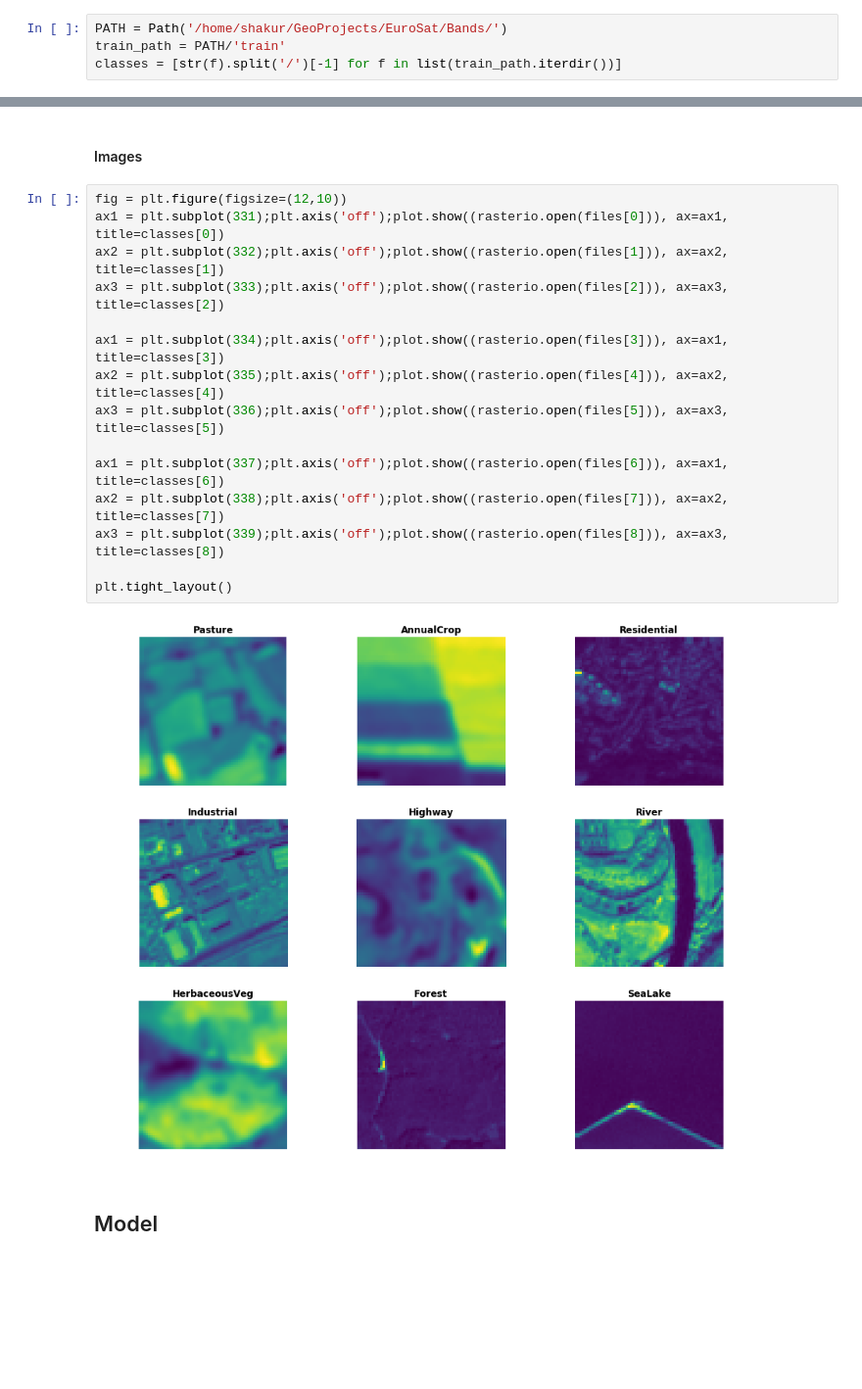
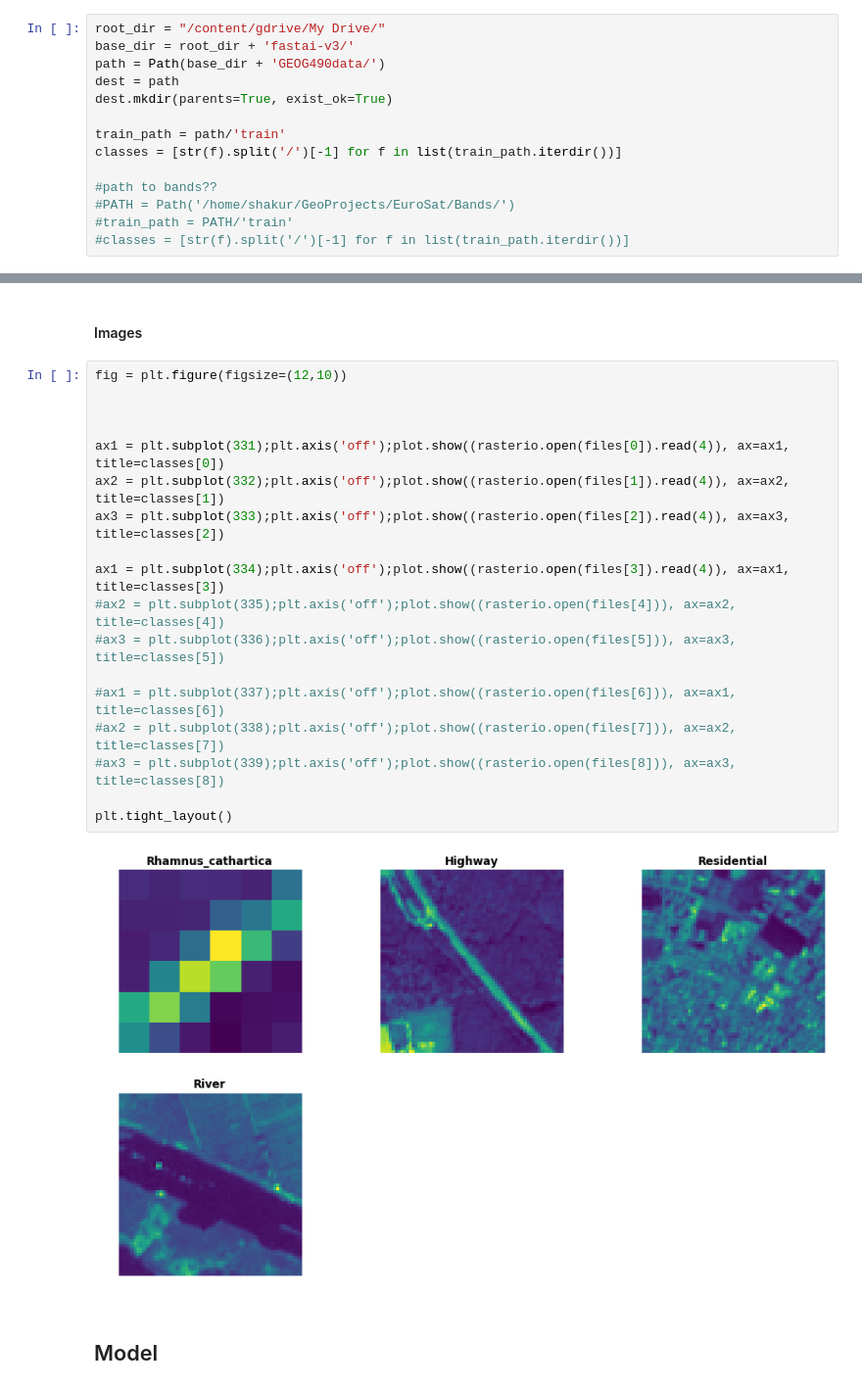
Before and after one commit to Pinili/Deep-Learning-for-Satellite-Imagery, a Jupyter notebook: main.ipynb, the cells around one changed output, grey strips where cells are left out. Shown at 98% size. Saved outputs shown, nothing was run; the diff lists cells and outputs as text; blank space fills up the shorter version.

```diff
--- a/main.ipynb
+++ b/main.ipynb
@@ -53,7 +82,17 @@ import matplotlib.pyplot as plt
 # %%
-PATH = Path('/home/shakur/GeoProjects/EuroSat/Bands/')
-train_path = PATH/'train'
+root_dir = "/content/gdrive/My Drive/"
+base_dir = root_dir + 'fastai-v3/'
+path = Path(base_dir + 'GEOG490data/')
+dest = path
+dest.mkdir(parents=True, exist_ok=True)
+
+train_path = path/'train'
 classes = [str(f).split('/')[-1] for f in list(train_path.iterdir())]
+
+#path to bands??
+#PATH = Path('/home/shakur/GeoProjects/EuroSat/Bands/')
+#train_path = PATH/'train'
+#classes = [str(f).split('/')[-1] for f in list(train_path.iterdir())]
 # %% [markdown]
 ## Visualization
 # %% [markdown]
@@ -83,21 +131,24 @@ plt.savefig('classes.jpg')
 #### Images
 # %%
 fig = plt.figure(figsize=(12,10))
-ax1 = plt.subplot(331);plt.axis('off');plot.show((rasterio.open(files[0])), ax=ax1, title=classes[0])
-ax2 = plt.subplot(332);plt.axis('off');plot.show((rasterio.open(files[1])), ax=ax2, title=classes[1])
-ax3 = plt.subplot(333);plt.axis('off');plot.show((rasterio.open(files[2])), ax=ax3, title=classes[2])
 
-ax1 = plt.subplot(334);plt.axis('off');plot.show((rasterio.open(files[3])), ax=ax1, title=classes[3])
-ax2 = plt.subplot(335);plt.axis('off');plot.show((rasterio.open(files[4])), ax=ax2, title=classes[4])
-ax3 = plt.subplot(336);plt.axis('off');plot.show((rasterio.open(files[5])), ax=ax3, title=classes[5])
 
-ax1 = plt.subplot(337);plt.axis('off');plot.show((rasterio.open(files[6])), ax=ax1, title=classes[6])
-ax2 = plt.subplot(338);plt.axis('off');plot.show((rasterio.open(files[7])), ax=ax2, title=classes[7])
-ax3 = plt.subplot(339);plt.axis('off');plot.show((rasterio.open(files[8])), ax=ax3, title=classes[8])
+
+ax1 = plt.subplot(331);plt.axis('off');plot.show((rasterio.open(files[0]).read(4)), ax=ax1, title=classes[0])
+ax2 = plt.subplot(332);plt.axis('off');plot.show((rasterio.open(files[1]).read(4)), ax=ax2, title=classes[1])
+ax3 = plt.subplot(333);plt.axis('off');plot.show((rasterio.open(files[2]).read(4)), ax=ax3, title=classes[2])
+
+ax1 = plt.subplot(334);plt.axis('off');plot.show((rasterio.open(files[3]).read(4)), ax=ax1, title=classes[3])
+#ax2 = plt.subplot(335);plt.axis('off');plot.show((rasterio.open(files[4])), ax=ax2, title=classes[4])
+#ax3 = plt.subplot(336);plt.axis('off');plot.show((rasterio.open(files[5])), ax=ax3, title=classes[5])
+
+#ax1 = plt.subplot(337);plt.axis('off');plot.show((rasterio.open(files[6])), ax=ax1, title=classes[6])
+#ax2 = plt.subplot(338);plt.axis('off');plot.show((rasterio.open(files[7])), ax=ax2, title=classes[7])
+#ax3 = plt.subplot(339);plt.axis('off');plot.show((rasterio.open(files[8])), ax=ax3, title=classes[8])
 
 plt.tight_layout()
 # %% [output]
-[figure, old version]
+[figure, new version]
 # %% [markdown]
 ## Model
 # %%
```
Also changed, not shown: parts of 32 cells of this notebook.
